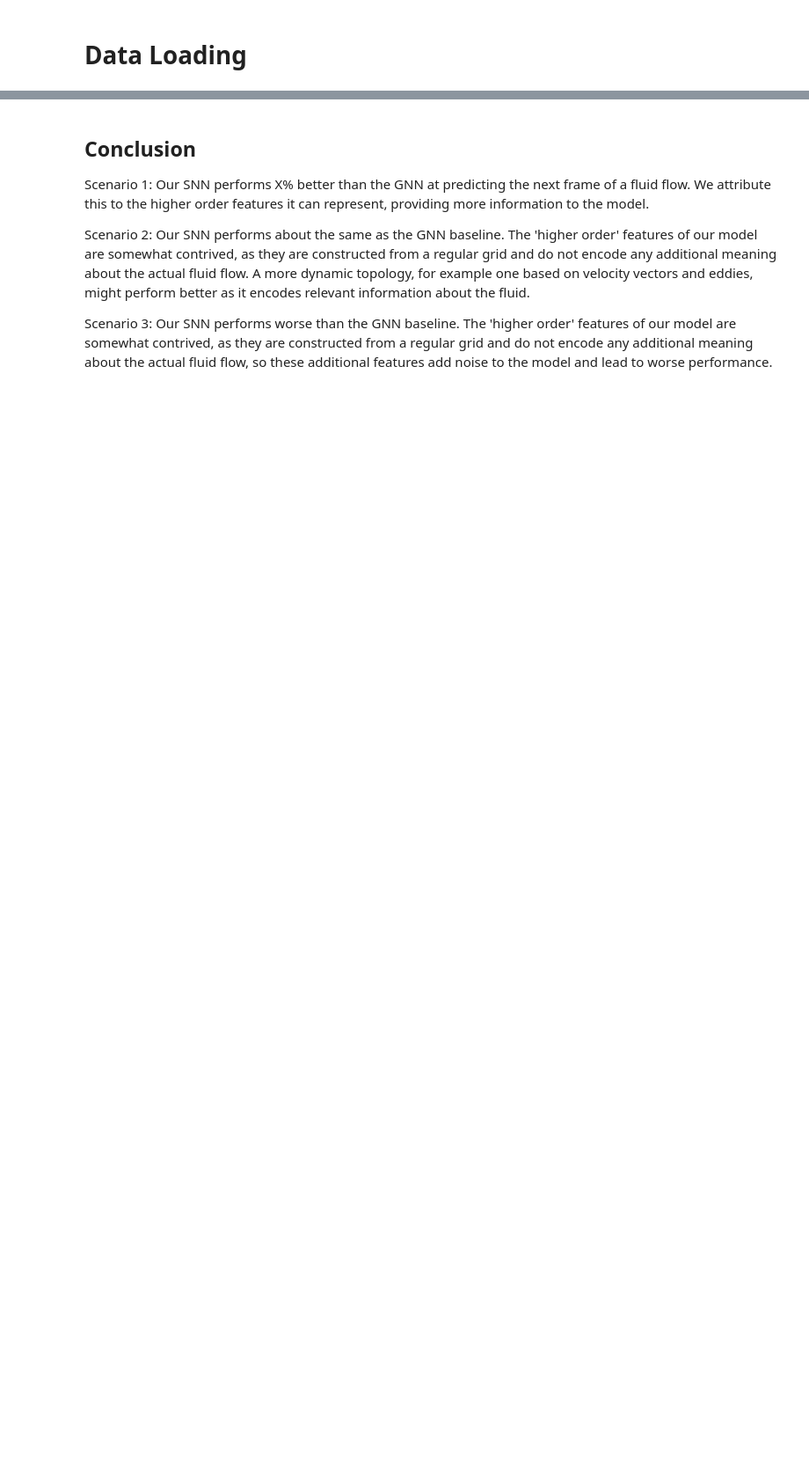
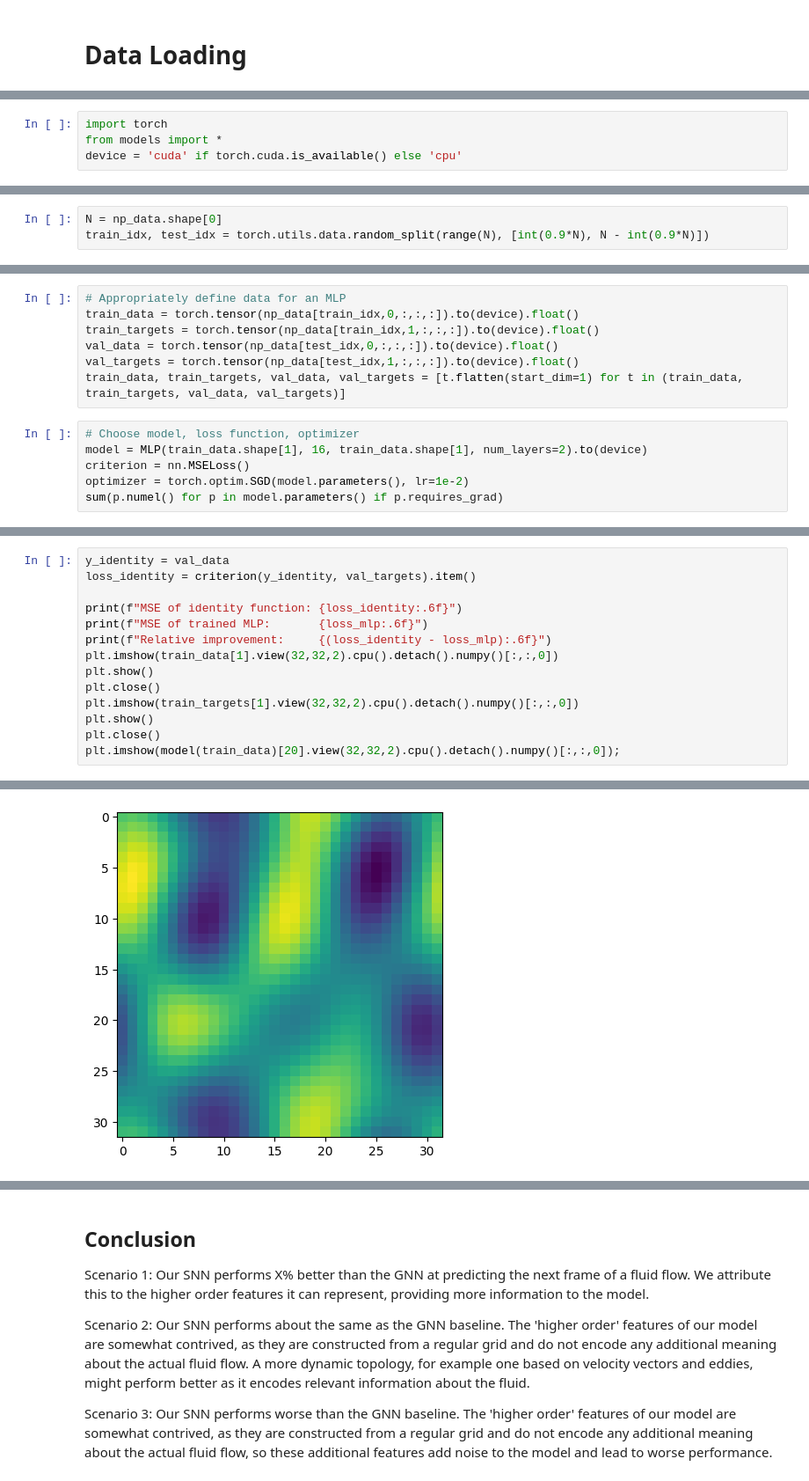
Before and after one commit to naomirehman1008/fluid_lab, a Jupyter notebook: camera_ready.ipynb, the cells around one changed output, grey strips where cells are left out. Shown: that part at 88% size. Saved outputs shown, nothing was run; the diff lists cells and outputs as text; blank space fills up the shorter version.

```diff
--- a/camera_ready.ipynb
+++ b/camera_ready.ipynb
@@ -84,0 +86,4 @@ flow_reps_ex.visualize_energy(ax=axes[1], node_size=8, edge_width=1)
+# %%
+import torch
+from models import *
+device = 'cuda' if torch.cuda.is_available() else 'cpu'
@@ -84,0 +163,3 @@ flow_reps_ex.visualize_energy(ax=axes[1], node_size=8, edge_width=1)
+# %%
+N = np_data.shape[0]
+train_idx, test_idx = torch.utils.data.random_split(range(N), [int(0.9*N), N - int(0.9*N)])
@@ -84,0 +168,13 @@ flow_reps_ex.visualize_energy(ax=axes[1], node_size=8, edge_width=1)
+# %%
+# Appropriately define data for an MLP
+train_data = torch.tensor(np_data[train_idx,0,:,:,:]).to(device).float()
+train_targets = torch.tensor(np_data[train_idx,1,:,:,:]).to(device).float()
+val_data = torch.tensor(np_data[test_idx,0,:,:,:]).to(device).float()
+val_targets = torch.tensor(np_data[test_idx,1,:,:,:]).to(device).float()
+train_data, train_targets, val_data, val_targets = [t.flatten(start_dim=1) for t in (train_data, train_targets, val_data, val_targets)]
+# %%
+# Choose model, loss function, optimizer
+model = MLP(train_data.shape[1], 16, train_data.shape[1], num_layers=2).to(device)
+criterion = nn.MSELoss()
+optimizer = torch.optim.SGD(model.parameters(), lr=1e-2)
+sum(p.numel() for p in model.parameters() if p.requires_grad)
@@ -84,0 +230,15 @@ flow_reps_ex.visualize_energy(ax=axes[1], node_size=8, edge_width=1)
+# %%
+y_identity = val_data
+loss_identity = criterion(y_identity, val_targets).item()
+
+print(f"MSE of identity function: {loss_identity:.6f}")
+print(f"MSE of trained MLP:       {loss_mlp:.6f}")
+print(f"Relative improvement:     {(loss_identity - loss_mlp):.6f}")
+plt.imshow(train_data[1].view(32,32,2).cpu().detach().numpy()[:,:,0])
+plt.show()
+plt.close()
+plt.imshow(train_targets[1].view(32,32,2).cpu().detach().numpy()[:,:,0])
+plt.show()
+plt.close()
+plt.imshow(model(train_data)[20].view(32,32,2).cpu().detach().numpy()[:,:,0]);
+# %% [output]
@@ -84,0 +248 @@ flow_reps_ex.visualize_energy(ax=axes[1], node_size=8, edge_width=1)
+[figure, added]
```
Also changed, not shown: parts of 22 cells of this notebook, 3 other files.
